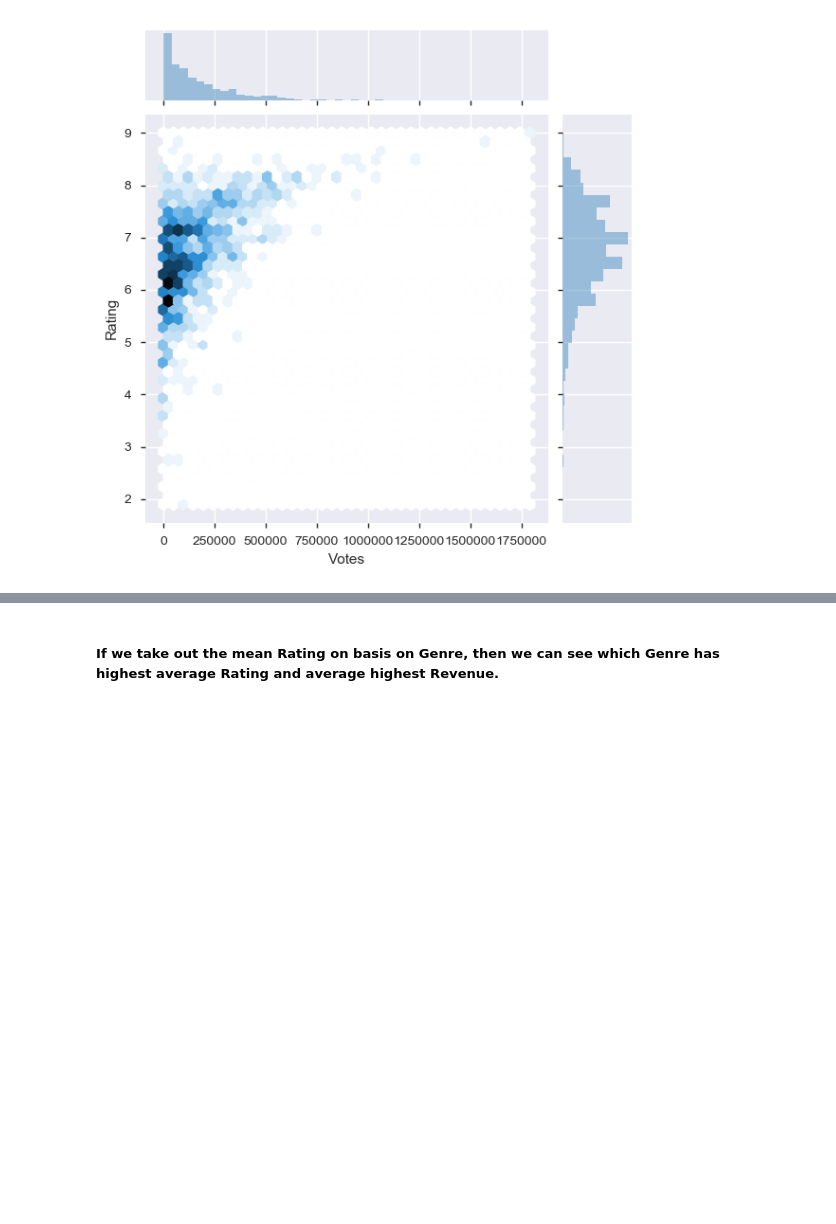
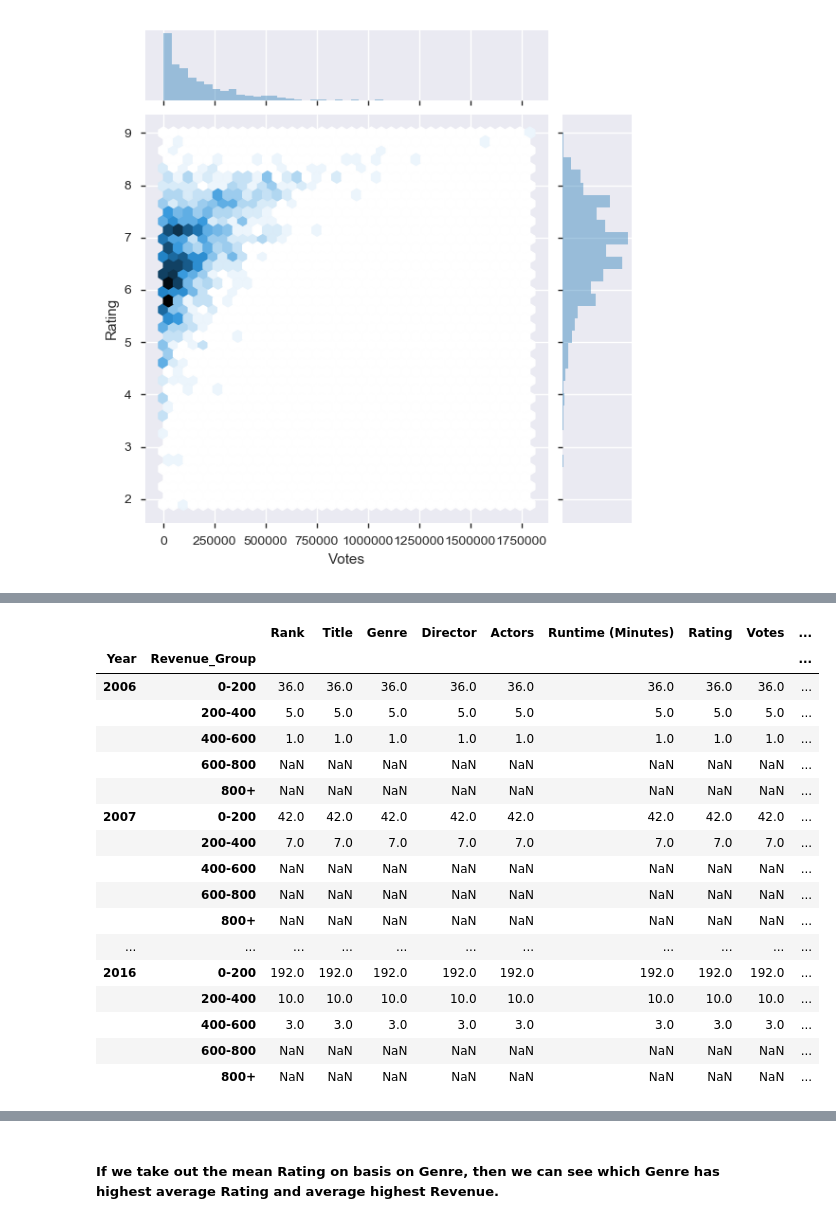
Before and after one commit to yaminijoshi89/INSAID-Projects, a Jupyter notebook: IMDB_1000MoviesDataSet_EDA.ipynb, the cells around one changed output, grey strips where cells are left out. Saved outputs shown, nothing was run; the diff lists cells and outputs as text; code cells hidden in the pictures; blank space fills up the shorter version.

```diff
--- a/IMDB_1000MoviesDataSet_EDA.ipynb
+++ b/IMDB_1000MoviesDataSet_EDA.ipynb
@@ -312,0 +444,21 @@ sns.jointplot(x="Votes",y="Rating",data=movie_data,kind='hex')
+# %%
+movie_data.groupby(["Year","Revenue_Group"]).count()
+# %% [output]
+|  |  | Rank | Title | Genre | Director | Actors | Runtime (Minutes) | Rating | Votes | ... |
+| Year | Revenue_Group |  |  |  |  |  |  |  |  | ... |
+| 2006 | 0-200 | 36.0 | 36.0 | 36.0 | 36.0 | 36.0 | 36.0 | 36.0 | 36.0 | ... |
+|  | 200-400 | 5.0 | 5.0 | 5.0 | 5.0 | 5.0 | 5.0 | 5.0 | 5.0 | ... |
+|  | 400-600 | 1.0 | 1.0 | 1.0 | 1.0 | 1.0 | 1.0 | 1.0 | 1.0 | ... |
+|  | 600-800 | NaN | NaN | NaN | NaN | NaN | NaN | NaN | NaN | ... |
+|  | 800+ | NaN | NaN | NaN | NaN | NaN | NaN | NaN | NaN | ... |
+| 2007 | 0-200 | 42.0 | 42.0 | 42.0 | 42.0 | 42.0 | 42.0 | 42.0 | 42.0 | ... |
+|  | 200-400 | 7.0 | 7.0 | 7.0 | 7.0 | 7.0 | 7.0 | 7.0 | 7.0 | ... |
+|  | 400-600 | NaN | NaN | NaN | NaN | NaN | NaN | NaN | NaN | ... |
+|  | 600-800 | NaN | NaN | NaN | NaN | NaN | NaN | NaN | NaN | ... |
+|  | 800+ | NaN | NaN | NaN | NaN | NaN | NaN | NaN | NaN | ... |
+| ... | ... | ... | ... | ... | ... | ... | ... | ... | ... | ... |
+| 2016 | 0-200 | 192.0 | 192.0 | 192.0 | 192.0 | 192.0 | 192.0 | 192.0 | 192.0 | ... |
+|  | 200-400 | 10.0 | 10.0 | 10.0 | 10.0 | 10.0 | 10.0 | 10.0 | 10.0 | ... |
+|  | 400-600 | 3.0 | 3.0 | 3.0 | 3.0 | 3.0 | 3.0 | 3.0 | 3.0 | ... |
+|  | 600-800 | NaN | NaN | NaN | NaN | NaN | NaN | NaN | NaN | ... |
+|  | 800+ | NaN | NaN | NaN | NaN | NaN | NaN | NaN | NaN | ... |
```
Also changed, not shown: parts of 38 cells of this notebook.
